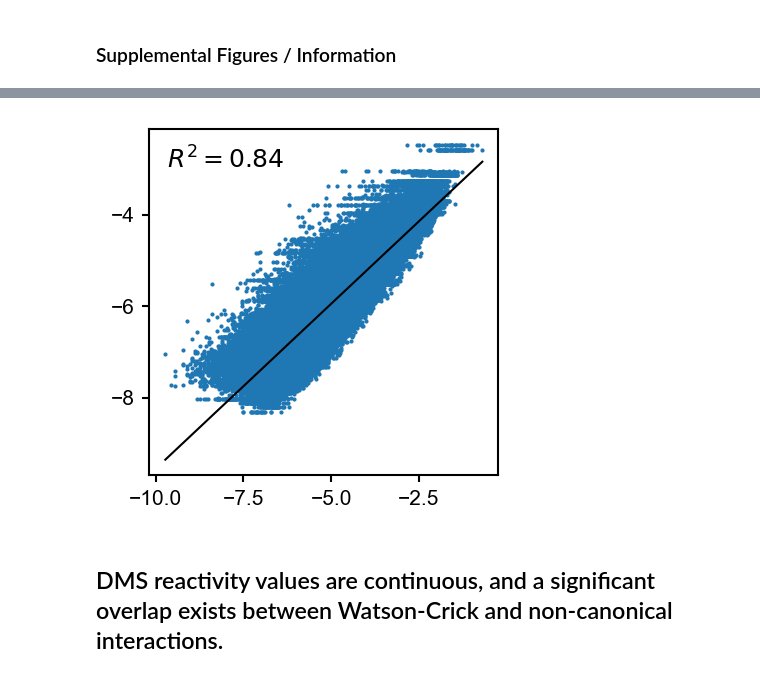
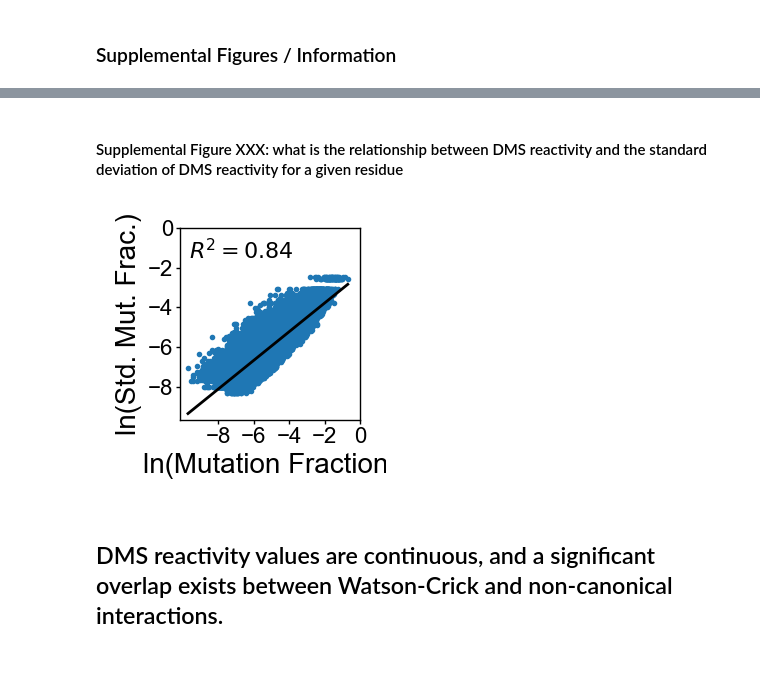
Before and after one commit to YesselmanLabPublications/2025_char_3d_struct_features, a Jupyter notebook: notebooks/manuscript_outline.ipynb, the cells around one changed output, grey strips where cells are left out. Cells and saved outputs as stored; diff of their text form; code cells hidden in the pictures.

```diff
--- a/notebooks/manuscript_outline.ipynb
+++ b/notebooks/manuscript_outline.ipynb
@@ -145,0 +169,5 @@ r2:  0.9904858197439976
+# %%
+data = []
+for i, group in df.groupby(["r_loc_pos", "m_sequence"]):
+    data.append(group["r_data"].std() / group["r_data"].mean())
+np.mean(data)
@@ -286,8 +302,0 @@ plt.hist(df["num_aligned"], bins=100)
-# %%
-data = []
-for i, group in df_residue.groupby(["r_loc_pos", "m_sequence"]):
-    data.append(group["r_data"].std() / group["r_data"].mean())
-
-fig, ax = plt.subplots(figsize=(3, 3))
-plt.hist(data, bins=50)
-publication_style_ax(ax)
@@ -302,20 +316,27 @@ np.mean(data)
+# %% [markdown]
+#### Supplemental Figure XXX: what is the relationship between DMS reactivity and the standard deviation of DMS reactivity for a given residue
 # %%
 data = []
-for i, group in df_residue.groupby(["r_loc_pos", "m_sequence"]):
+for i, group in df.groupby(["r_loc_pos", "m_sequence"]):
     std = group["r_data"].std()
     if std == 0:
         continue
     for _, row in group.iterrows():
         if row["r_data"] == 0:
             continue
         data.append([row["r_data"], std])
 df_data = pd.DataFrame(data, columns=["r_data", "std"])
 df_data["ln_r_data"] = np.log(df_data["r_data"])
 
-fig, ax = plt.subplots(figsize=(3, 3))
+fig, ax = plt.subplots(figsize=(1.5, 1.25), dpi=200)
 plot_scatter_w_best_fit_line(np.log(df_data["r_data"]), np.log(df_data["std"]), ax=ax)
+ax.set_xlabel("ln(Mutation Fraction)", labelpad=2)
+ax.set_ylabel("ln(Std. Mut. Frac.)", labelpad=2)
+ax.set_xticks([-8, -6, -4, -2, 0])
+ax.set_yticks([-8, -6, -4, -2, 0])
+format_small_plot(ax)
 publication_style_ax(ax)
 # %% [output]
-[figure, old version]
+[figure, new version]
 # %% [markdown]
 ## DMS reactivity values are continuous, and a significant overlap exists between Watson-Crick and non-canonical interactions.
```
Also changed, not shown: parts of 19 cells of this notebook, 8 other files.
